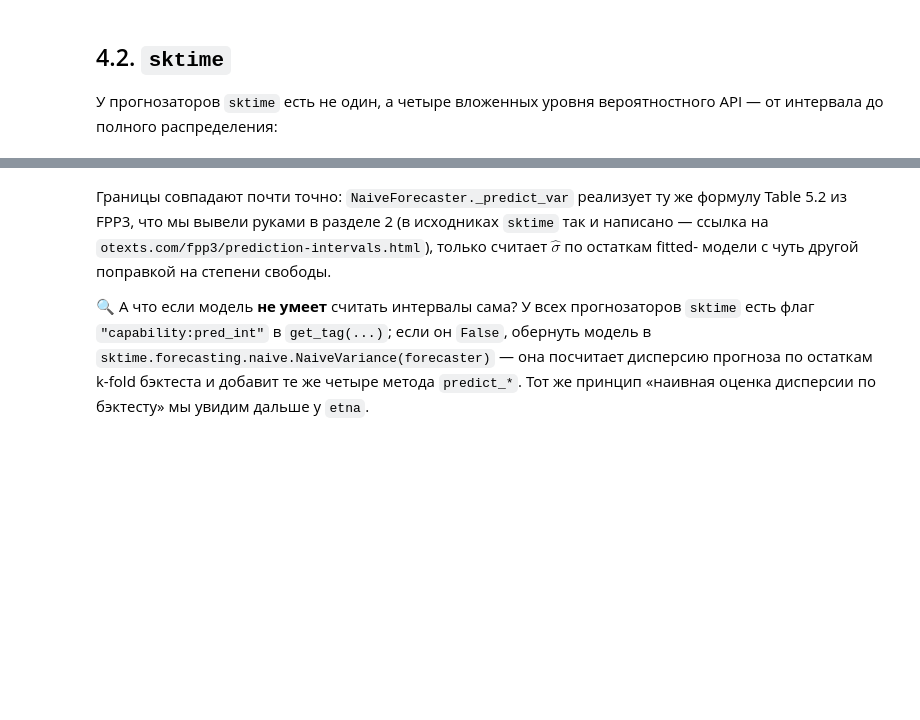
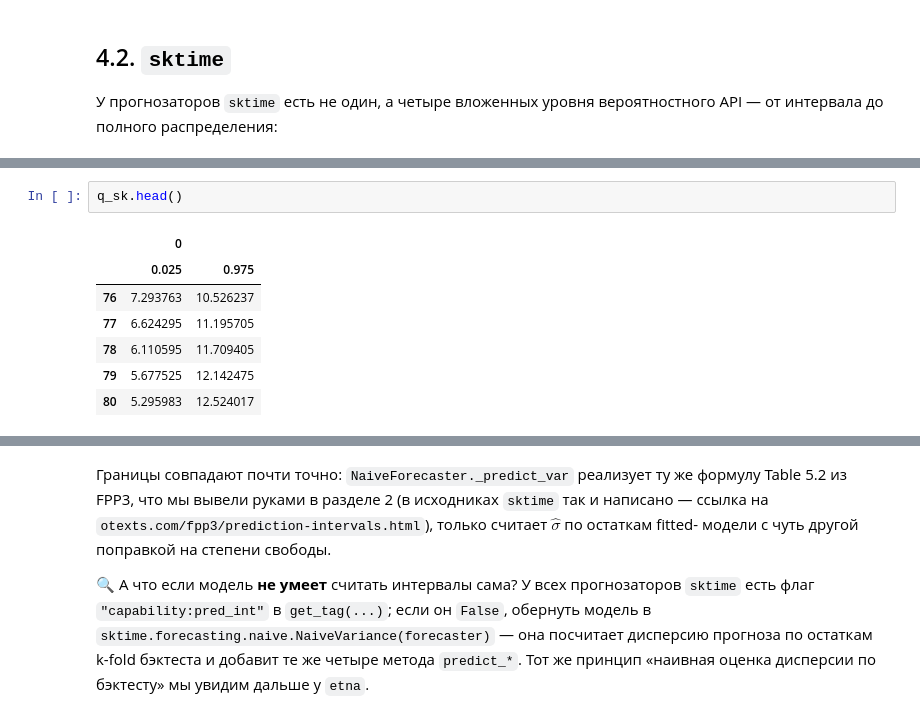
Before and after one commit to alex-hse-repository/time-series-cu-2026, a Jupyter notebook: week_2/part_1/03. Интервалы прогнозирования и оценка их качества.ipynb, the cells around one changed output, grey strips where cells are left out. Saved outputs shown, nothing was run; the diff lists cells and outputs as text; blank space fills up the shorter version.

```diff
--- a/week_2/part_1/03. Интервалы прогнозирования и оценка их качества.ipynb
+++ b/week_2/part_1/03. Интервалы прогнозирования и оценка их качества.ipynb
@@ -635,0 +627,10 @@ pi_sk.head()
+# %%
+q_sk.head()
+# %% [output]
+|  | 0 |  |
+|  | 0.025 | 0.975 |
+| 76 | 7.293763 | 10.526237 |
+| 77 | 6.624295 | 11.195705 |
+| 78 | 6.110595 | 11.709405 |
+| 79 | 5.677525 | 12.142475 |
+| 80 | 5.295983 | 12.524017 |
```
Also changed, not shown: parts of 22 cells of this notebook, 1 other file.
